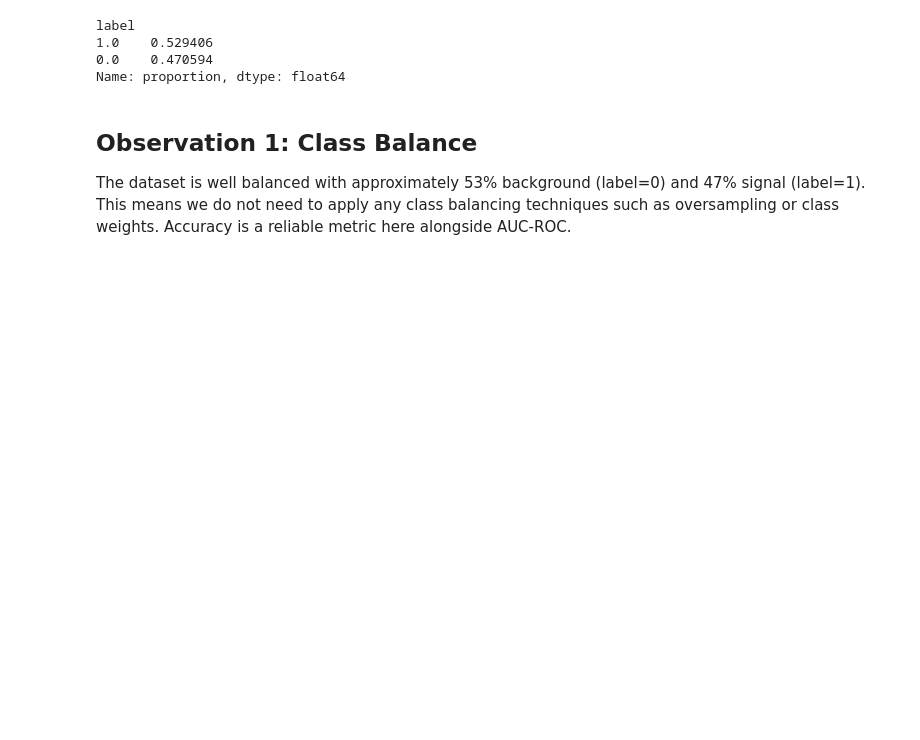
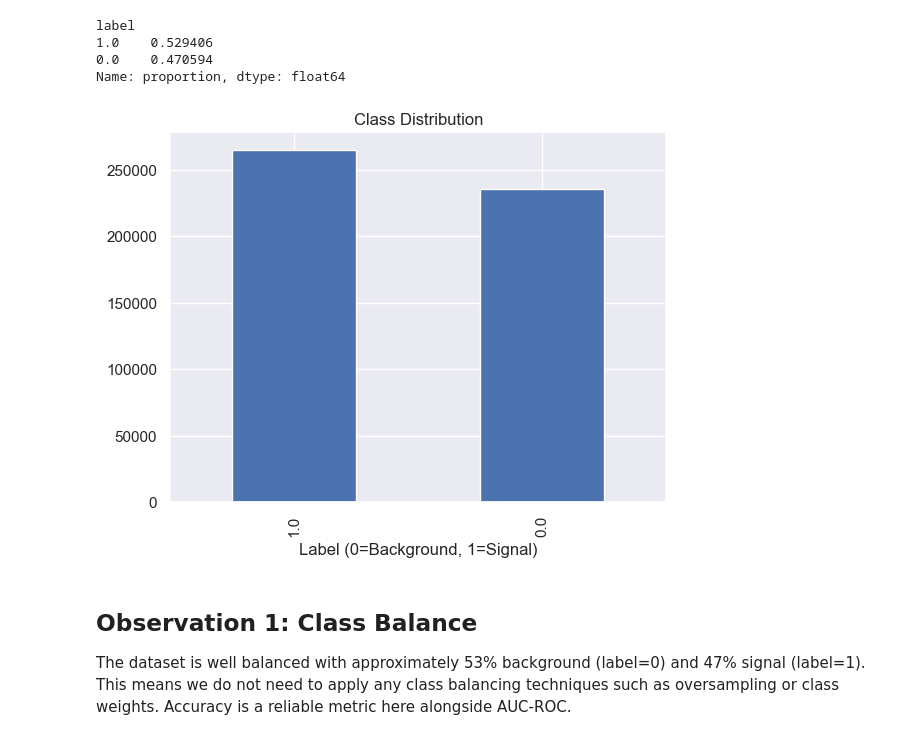
Before and after one commit to NuneGharibyan/higgs-boson-classification, a Jupyter notebook: notebooks/01_eda.ipynb, the cells around one changed output. Saved outputs shown, nothing was run; the diff lists cells and outputs as text; code cells hidden in the pictures; blank space fills up the shorter version.

Commit message:
feat(eda): add class distribution chart

```diff
--- a/notebooks/01_eda.ipynb
+++ b/notebooks/01_eda.ipynb
@@ -57,6 +57,14 @@ label
 1.0    0.529406
 0.0    0.470594
 Name: proportion, dtype: float64
+# %%
+df['label'].value_counts().plot(kind='bar')
+plt.title('Class Distribution')
+plt.xlabel('Label (0=Background, 1=Signal)')
+plt.savefig('../plots/class_distribution.png')
+plt.show()
+# %% [output]
+[figure, added]
 # %% [markdown]
 ## Observation 1: Class Balance
 The dataset is well balanced with approximately 53% background (label=0)
```
Also changed, not shown: parts of 1 cell of this notebook, 1 other file.
